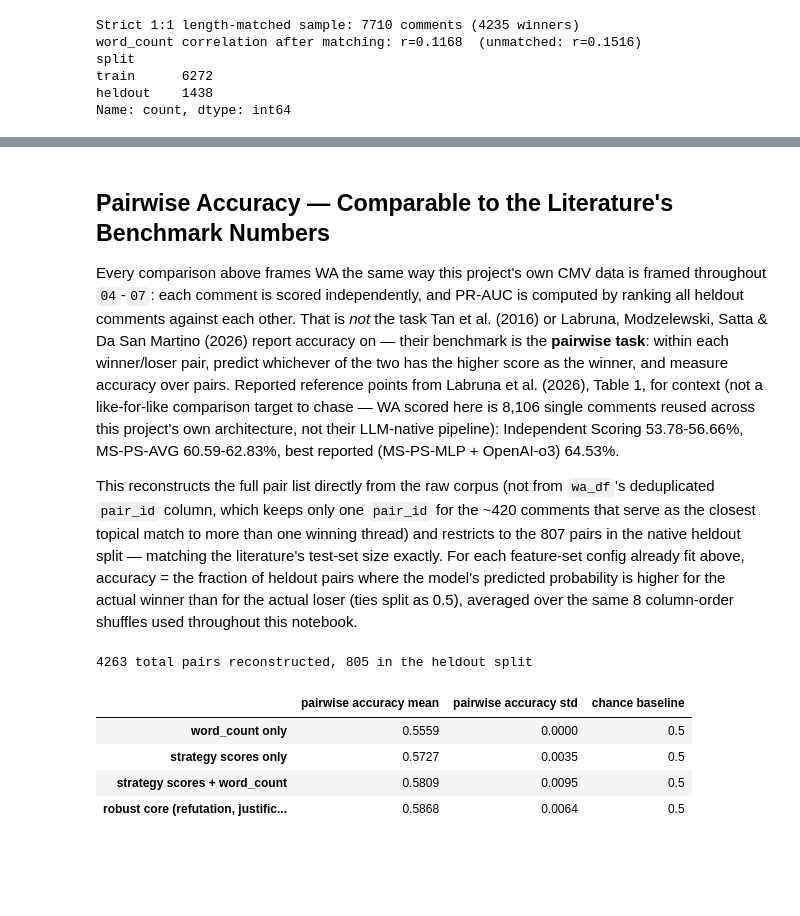
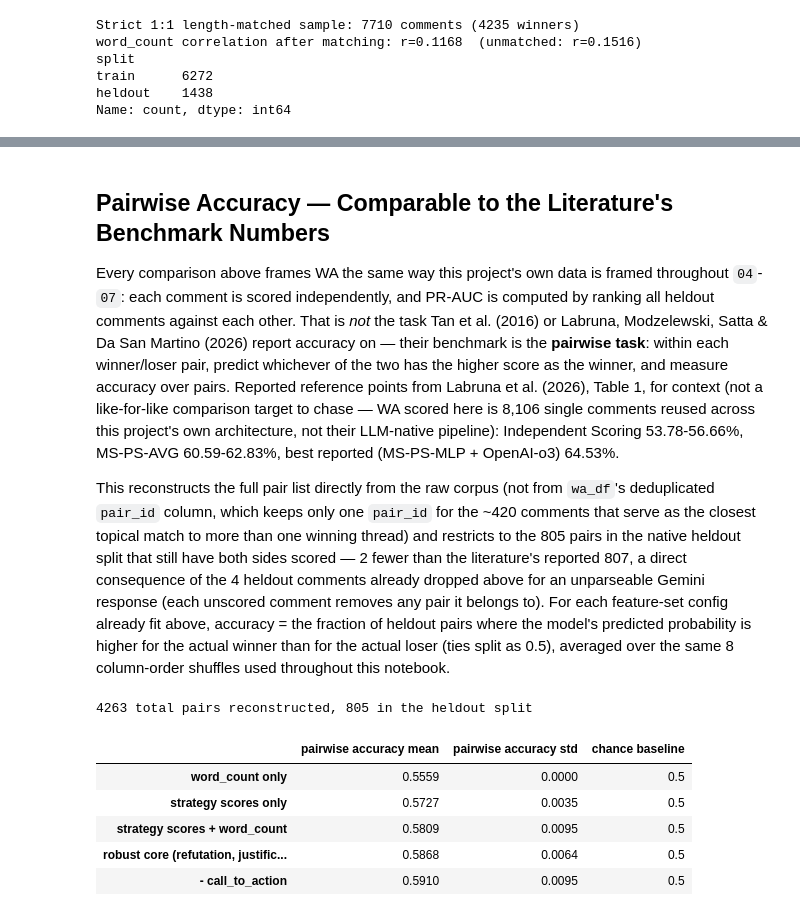
Before and after one commit to jct-nlp/change-my-view-2025, a Jupyter notebook: this work/08_wa_external_validation.ipynb, the cells around one changed output, grey strips where cells are left out. Saved outputs shown, nothing was run; the diff lists cells and outputs as text; code cells hidden in the pictures; blank space fills up the shorter version.

```diff
--- a/this work/08_wa_external_validation.ipynb
+++ b/this work/08_wa_external_validation.ipynb
@@ -677,9 +697,9 @@ pruning_df.round(4)
 # %% [markdown]
 ## Pairwise Accuracy — Comparable to the Literature's Benchmark Numbers
 
-Every comparison above frames WA the same way this project's own CMV data is framed throughout `04`-`07`: each comment is scored independently, and PR-AUC is computed by ranking all heldout comments against each other. That is *not* the task Tan et al. (2016) or Labruna, Modzelewski, Satta & Da San Martino (2026) report accuracy on — their benchmark is the **pairwise task**: within each winner/loser pair, predict whichever of the two has the higher score as the winner, and measure accuracy over pairs. Reported reference points from Labruna et al. (2026), Table 1, for context (not a like-for-like comparison target to chase — WA scored here is 8,106 single comments reused across this project's own architecture, not their LLM-native pipeline): Independent Scoring 53.78-56.66%, MS-PS-AVG 60.59-62.83%, best reported (MS-PS-MLP + OpenAI-o3) 64.53%.
+Every comparison above frames WA the same way this project's own data is framed throughout `04`-`07`: each comment is scored independently, and PR-AUC is computed by ranking all heldout comments against each other. That is *not* the task Tan et al. (2016) or Labruna, Modzelewski, Satta & Da San Martino (2026) report accuracy on — their benchmark is the **pairwise task**: within each winner/loser pair, predict whichever of the two has the higher score as the winner, and measure accuracy over pairs. Reported reference points from Labruna et al. (2026), Table 1, for context (not a like-for-like comparison target to chase — WA scored here is 8,106 single comments reused across this project's own architecture, not their LLM-native pipeline): Independent Scoring 53.78-56.66%, MS-PS-AVG 60.59-62.83%, best reported (MS-PS-MLP + OpenAI-o3) 64.53%.
 
-This reconstructs the full pair list directly from the raw corpus (not from `wa_df`'s deduplicated `pair_id` column, which keeps only one `pair_id` for the ~420 comments that serve as the closest topical match to more than one winning thread) and restricts to the 807 pairs in the native heldout split — matching the literature's test-set size exactly. For each feature-set config already fit above, accuracy = the fraction of heldout pairs where the model's predicted probability is higher for the actual winner than for the actual loser (ties split as 0.5), averaged over the same 8 column-order shuffles used throughout this notebook.
+This reconstructs the full pair list directly from the raw corpus (not from `wa_df`'s deduplicated `pair_id` column, which keeps only one `pair_id` for the ~420 comments that serve as the closest topical match to more than one winning thread) and restricts to the 805 pairs in the native heldout split that still have both sides scored — 2 fewer than the literature's reported 807, a direct consequence of the 4 heldout comments already dropped above for an unparseable Gemini response (each unscored comment removes any pair it belongs to). For each feature-set config already fit above, accuracy = the fraction of heldout pairs where the model's predicted probability is higher for the actual winner than for the actual loser (ties split as 0.5), averaged over the same 8 column-order shuffles used throughout this notebook.
 # %%
 pair_table = {}
 with open(os.path.join(WA_CORPUS_PATH, 'utterances.jsonl')) as f:
@@ -709,34 +729,41 @@ def pairwise_accuracy(cols):
     proba_test = pd.Series(pipe.predict_proba(wa_df.loc[test_idx, cols])[:, 1], index=test_idx)
 
     winner_proba = proba_test.loc[id_to_idx.loc[heldout_pairs['winner_id']].values].values
     loser_proba = proba_test.loc[id_to_idx.loc[heldout_pairs['loser_id']].values].values
     correct = (winner_proba > loser_proba).astype(float) + 0.5 * (winner_proba == loser_proba)
     return correct.mean()
 
 def pairwise_accuracy_order_robust(cols, n_repeats=8, seed=0):
     rng = random.Random(seed)
     accs = []
     for _ in range(n_repeats):
         shuffled = list(cols)
         rng.shuffle(shuffled)
         accs.append(pairwise_accuracy(shuffled))
     return np.mean(accs), np.std(accs)
 
+# Also include '- call_to_action' alone here, not just in the PR-AUC pruning table above -
+# it beat the robust core there, worth checking whether that holds on the metric that matters
+# most for WA's actual task too.
+pairwise_accuracy_configs = dict(feature_set_configs)
+pairwise_accuracy_configs['- call_to_action'] = [c for c in BEST_FEATURE_COLS if c != 'call_to_action']
+
 pairwise_accuracy_rows = {}
-for name, cols in feature_set_configs.items():
+for name, cols in pairwise_accuracy_configs.items():
     mean_acc, std_acc = pairwise_accuracy_order_robust(cols)
     pairwise_accuracy_rows[name] = {'pairwise accuracy mean': mean_acc, 'pairwise accuracy std': std_acc}
 
 pairwise_accuracy_df = pd.DataFrame(pairwise_accuracy_rows).T
 pairwise_accuracy_df['chance baseline'] = 0.5
 pairwise_accuracy_df.round(4)
 # %% [output]
 4263 total pairs reconstructed, 805 in the heldout split
 |  | pairwise accuracy mean | pairwise accuracy std | chance baseline |
 | word_count only | 0.5559 | 0.0000 | 0.5 |
 | strategy scores only | 0.5727 | 0.0035 | 0.5 |
 | strategy scores + word_count | 0.5809 | 0.0095 | 0.5 |
 | robust core (refutation, justific... | 0.5868 | 0.0064 | 0.5 |
+| - call_to_action | 0.5910 | 0.0095 | 0.5 |
 # %% [markdown]
 ## Summary — External Validation Findings
 
```
Also changed, not shown: parts of 20 cells of this notebook.
